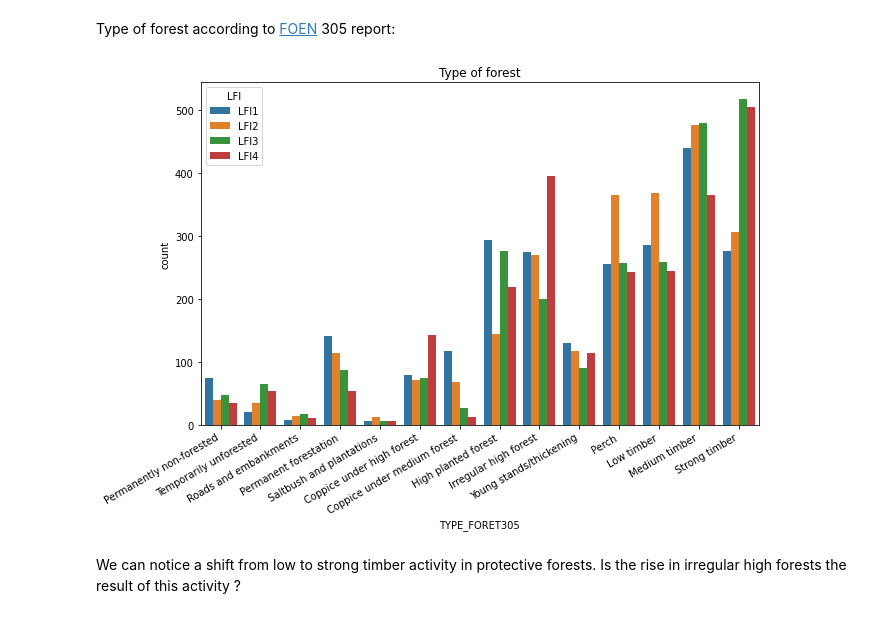
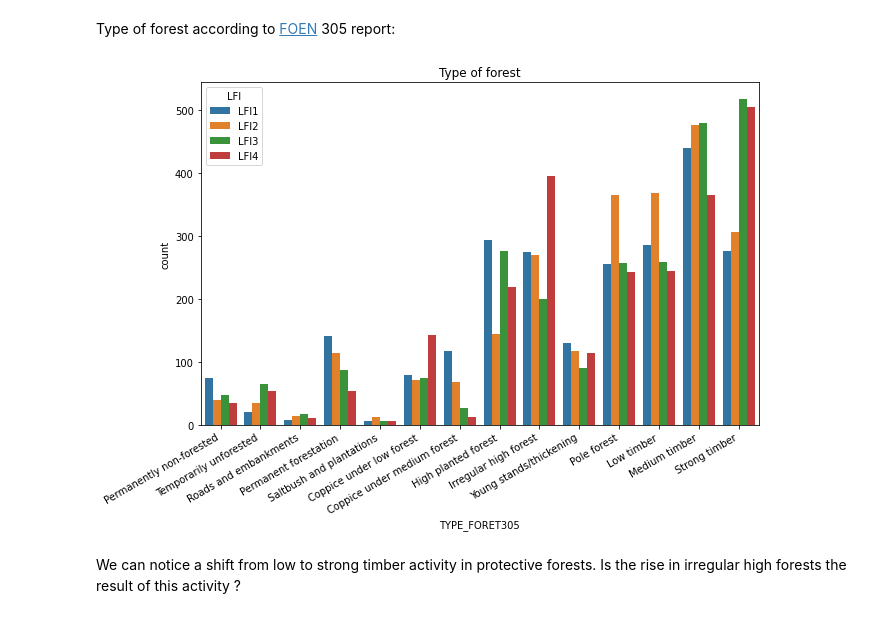
Before and after one commit to Ukratic/Jedha_fullstack, a Jupyter notebook: 6. Protective Forests/eda.ipynb, the cells around one changed output. Drawn from its saved outputs; the diff is of its cells as text; code cells hidden in the pictures.

```diff
--- a/6. Protective Forests/eda.ipynb
+++ b/6. Protective Forests/eda.ipynb
@@ -57,14 +62,14 @@ Type of forest according to <a href="https://www.bafu.admin.ch/bafu/en/home.html
 # %%
 plt.figure(figsize = (10,7))
 fig = sns.countplot(x="TYPE_FORET305", data=data,hue="LFI", hue_order=["LFI1", "LFI2", "LFI3", "LFI4"])
-fig.set_xticklabels(["Permanently non-forested", "Temporarily unforested","Roads and embankments","Permanent forestation","Saltbush and plantations","Coppice under high forest",
-                    "Coppice under medium forest","High planted forest","Irregular high forest","Young stands/thickening","Perch","Low timber","Medium timber","Strong timber"])
+fig.set_xticklabels(["Permanently non-forested", "Temporarily unforested","Roads and embankments","Permanent forestation","Saltbush and plantations","Coppice under low forest",
+                    "Coppice under medium forest","High planted forest","Irregular high forest","Young stands/thickening","Pole forest","Low timber","Medium timber","Strong timber"])
 
 fig.set_title('Type of forest')
 plt.gcf().autofmt_xdate()
 plt.show()
 # %% [output]
-[figure, old version]
+[figure, new version]
 # %% [markdown]
 We can notice a shift from low to strong timber activity in protective forests. Is the rise in irregular high forests the result of this activity ?
 # %%
```
Also changed, not shown: parts of 1 cell of this notebook, 3 other files.
